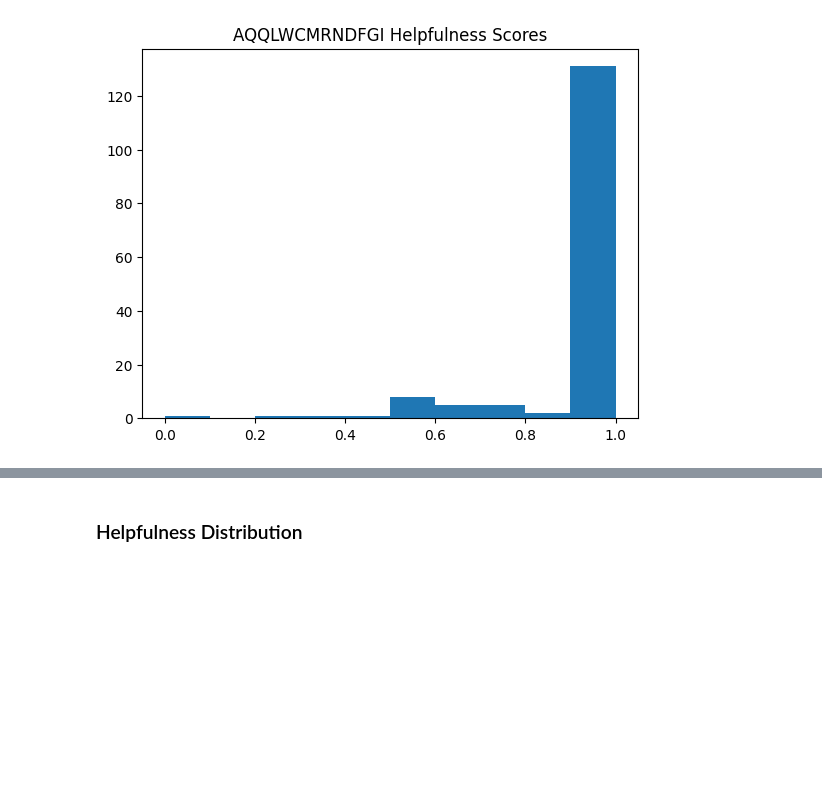
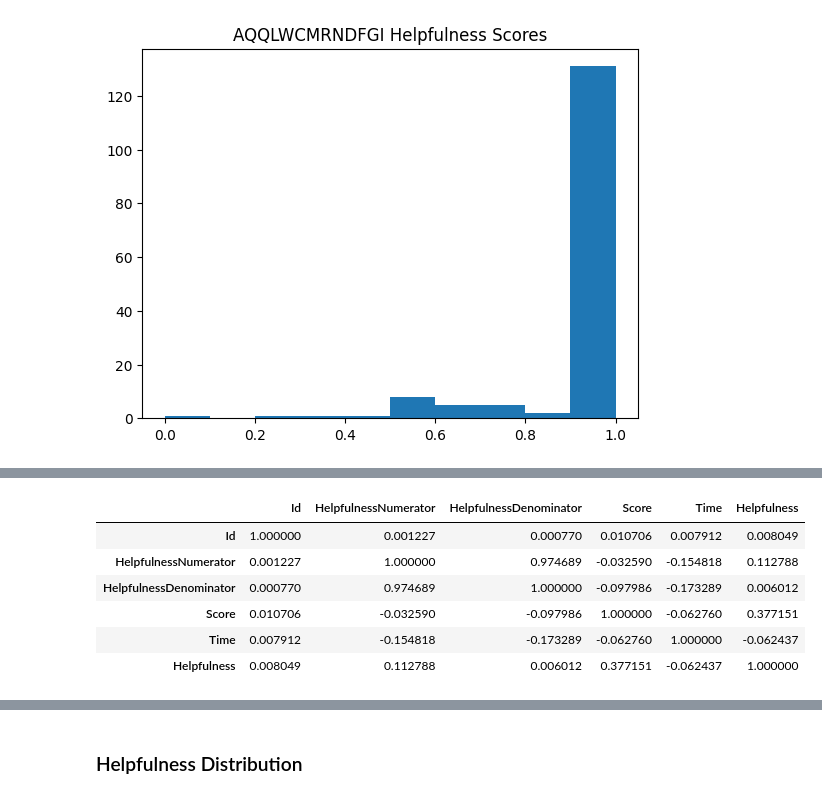
Before and after one commit to Cyrus-Kwan/Amazon-Sentiment-Analysis, a Jupyter notebook: src/explore/explore.ipynb, the cells around one changed output, grey strips where cells are left out. Saved outputs shown, nothing was run; the diff lists cells and outputs as text; code cells hidden in the pictures; blank space fills up the shorter version.

Commit message:
Check for score correlation between numeric values

```diff
--- a/src/explore/explore.ipynb
+++ b/src/explore/explore.ipynb
@@ -236,0 +242,21 @@ for user in top_user["UserId"]:
+# %%
+# Only include features that can be plotted in correlation matrix
+# String features cannot be intepreted in correlation matrix
+numeric_data = data.drop(columns=["ProductId", "UserId", "ProfileName", "Summary", "Text"])
+# %%
+# Calculate the helpfulness
+helpfulness_scores = data["HelpfulnessNumerator"]/data["HelpfulnessDenominator"].replace(0,np.nan)
+
+# Add the new helpfulness column to the numeric data as correlation feature
+numeric_data["Helpfulness"] = helpfulness_scores
+# %%
+# Correlation matrix
+numeric_data.corr()
+# %% [output]
+|  | Id | HelpfulnessNumerator | HelpfulnessDenominator | Score | Time | Helpfulness |
+| Id | 1.000000 | 0.001227 | 0.000770 | 0.010706 | 0.007912 | 0.008049 |
+| HelpfulnessNumerator | 0.001227 | 1.000000 | 0.974689 | -0.032590 | -0.154818 | 0.112788 |
+| HelpfulnessDenominator | 0.000770 | 0.974689 | 1.000000 | -0.097986 | -0.173289 | 0.006012 |
+| Score | 0.010706 | -0.032590 | -0.097986 | 1.000000 | -0.062760 | 0.377151 |
+| Time | 0.007912 | -0.154818 | -0.173289 | -0.062760 | 1.000000 | -0.062437 |
+| Helpfulness | 0.008049 | 0.112788 | 0.006012 | 0.377151 | -0.062437 | 1.000000 |
```
Also changed, not shown: parts of 2 cells of this notebook.
